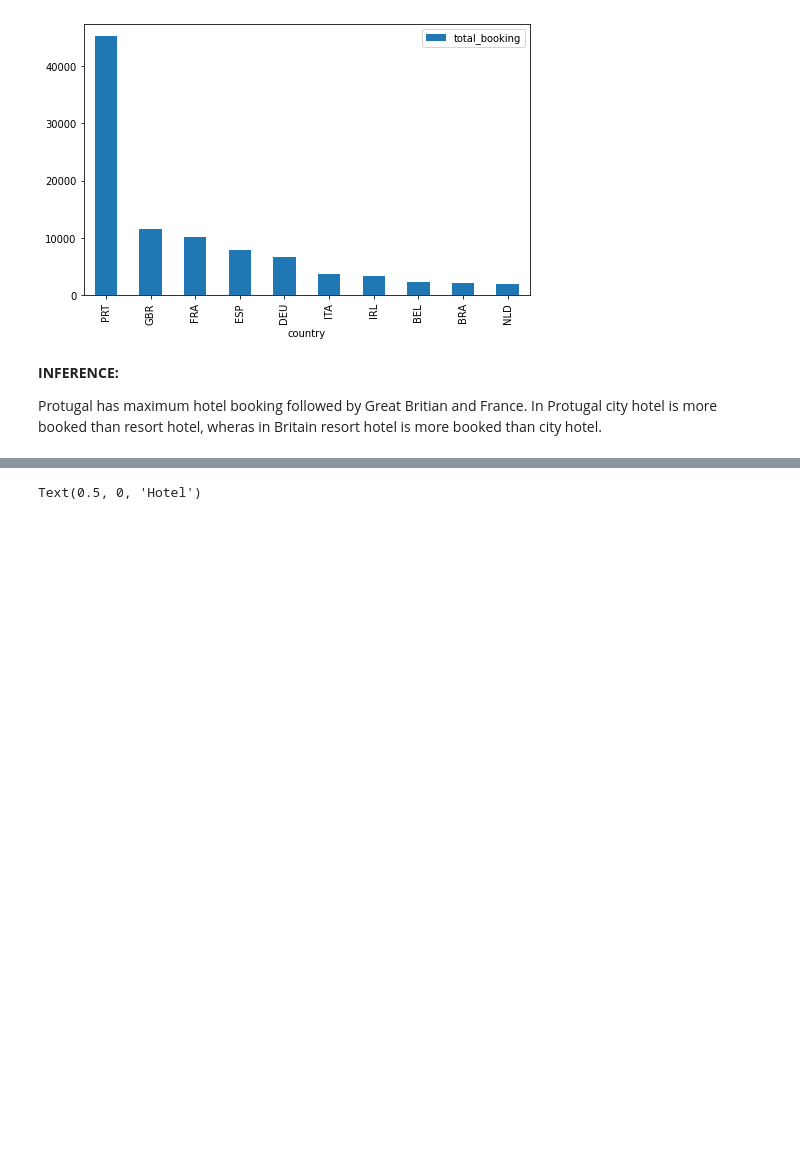
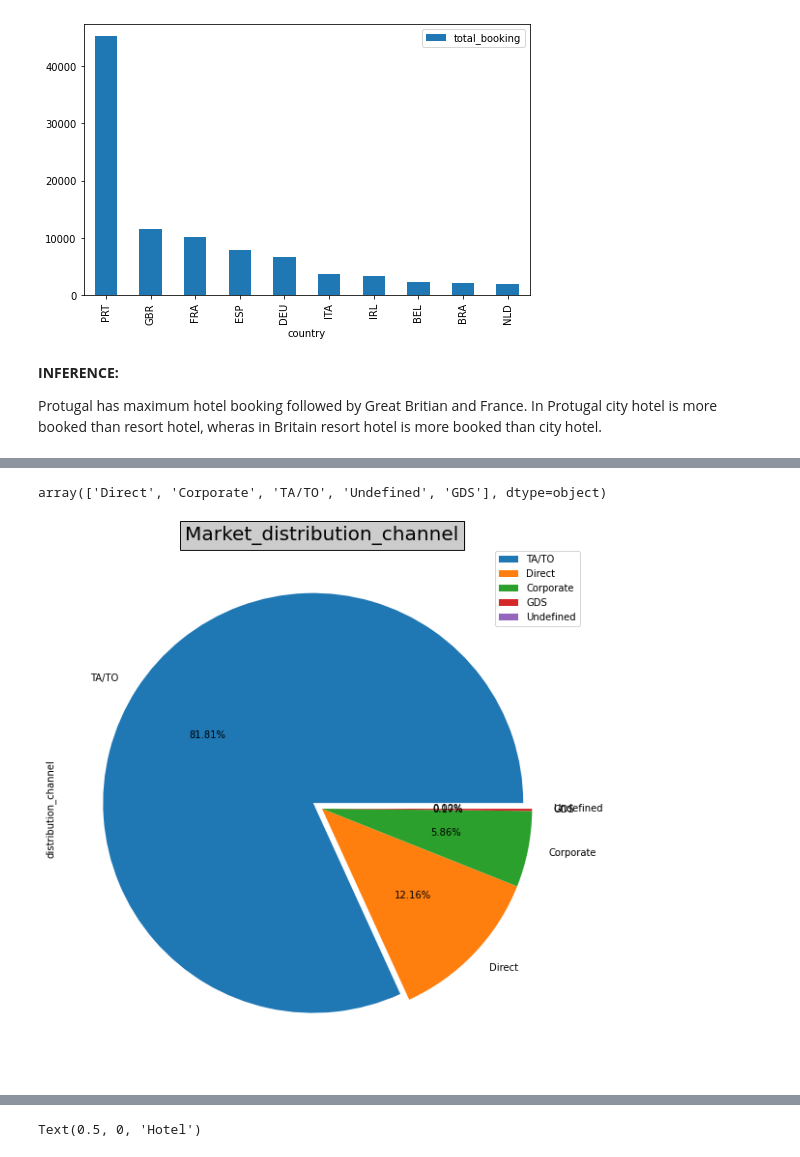
Before and after one commit to gauriagarwal18/Hotel_Booking_Analysis, a Jupyter notebook: Hotel_Booking.ipynb, the cells around one changed output, grey strips where cells are left out. Drawn from its saved outputs; the diff is of its cells as text; code cells hidden in the pictures; blank space fills up the shorter version.

```diff
--- a/Hotel_Booking.ipynb
+++ b/Hotel_Booking.ipynb
@@ -300,0 +559,6 @@ Protugal has maximum hotel booking followed by Great Britian and France. In Prot
+# %%
+make_pieplot(hotels['distribution_channel'],'distribution_channel','Market_distribution_channel')
+hotels['distribution_channel'].unique()
+# %% [output]
+array(['Direct', 'Corporate', 'TA/TO', 'Undefined', 'GDS'], dtype=object)
+[figure, added]
```
Also changed, not shown: parts of 80 cells of this notebook.
